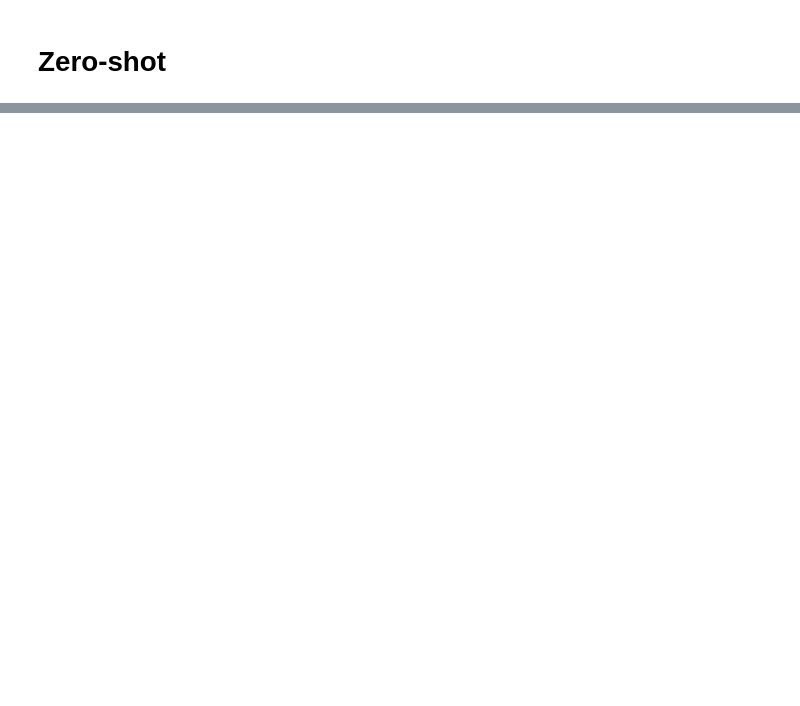
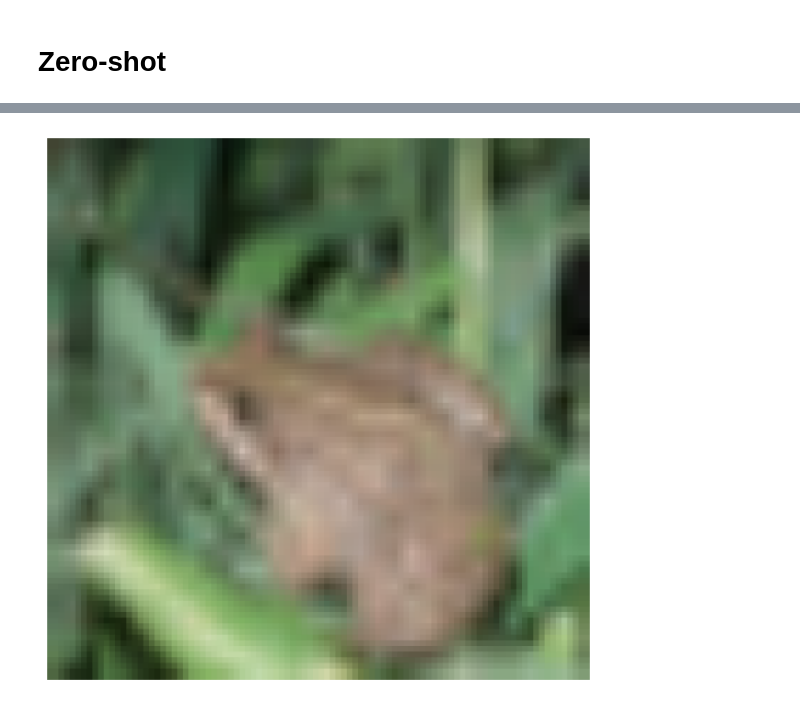
Before and after one commit to LorenzoPannacci/DJSCC-Semantic-Equalization, a Jupyter notebook: alignment/alignment.ipynb, the cells around one changed output, grey strips where cells are left out. Cells and saved outputs as stored; diff of their text form; code cells hidden in the pictures; blank space fills up the shorter version.

```diff
--- a/alignment/alignment.ipynb
+++ b/alignment/alignment.ipynb
@@ -32,16 +32,16 @@ from alignment.linear_models import Baseline, LinearOptimizer
 # %% [output]
 /home/lorenzo/repos/Deep-JSCC-PyTorch
 # %%
-model1_fp = r'alignment/models/upscaled_42.pkl'
-model2_fp = r'alignment/models/upscaled_43.pkl'
+model1_fp = r'alignment/models/autoencoders/upscaled_42.pkl'
+model2_fp = r'alignment/models/autoencoders/upscaled_43.pkl'
 
-snr = 7
+snr = 30
 times = 10
 c = 8
 
 dataset = "cifar10"
-resolution = 128
-n_samples = 3000
+resolution = 96
+n_samples = 1000
 
 batch_size = 64
 num_workers = 4
@@ -652,16 +789,15 @@ with open(r'alignment\models\aligner_conv_upscaled.pkl', 'wb') as f:
 # %% [markdown]
 ## Validation
 # %%
-channel = 'AWGN'
-model1_fp = r'alignment\models\seed42_v1.pkl'
-model2_fp = r'alignment\models\seed43_v1.pkl'
-aligner_fp = r'alignment\models\aligner_conv.pkl'
+model1 = load_deep_jscc(model1_fp, snr, c, "AWGN")
+model2 = load_deep_jscc(model2_fp, snr, c, "AWGN")
 
-device = torch.device('cuda:0' if torch.cuda.is_available() else 'cpu')
+encoder = copy.deepcopy(model1.encoder)
+decoder = copy.deepcopy(model2.decoder)
 
-snr = 7
-times = 10
+with open(aligner_fp, 'rb') as f:
+    aligner = pickle.load(f)
 
-model1 = load_deep_jscc(model1_fp, snr, c, channel)
-unaligned_model = load_aligned_model(model1_fp, model2_fp, None, "linear", snr, c, channel)
-aligned_model = load_aligned_model(model1_fp, model2_fp, aligner_fp, "conv", snr, c, channel)
+aligned_model = AlignedDeepJSCC(encoder, decoder, aligner, snr, channel)
+
+print(f"Got a PSNR of {validation_vectorized(aligned_model, test_loader, times):.2f}")
@@ -710,0 +928,18 @@ with open(r'alignment/models/zeroshot.pkl', 'wb') as f:
+# %%
+demo_image = test_dataset[4][0].to(device)
+
+demo_image = demo_image.cpu().detach().numpy()  # (C, H, W)
+demo_image = demo_image.transpose(1, 2, 0)  # convert to (H, W, C) for PIL
+
+# convert to PIL image and upscale
+pil_image = Image.fromarray((demo_image * 255).astype(np.uint8))
+new_size = (pil_image.width * 8, pil_image.height * 8)
+pil_image = pil_image.resize(new_size, Image.NEAREST)  # Use NEAREST or BICUBIC
+
+# show the upscaled image
+plt.figure(figsize=(new_size[0] / 100, new_size[1] / 100), dpi=100)
+plt.imshow(pil_image)
+plt.axis('off')
+plt.show()
+# %% [output]
+[figure, added]
```
Also changed, not shown: parts of 23 cells of this notebook, 12 other files.
